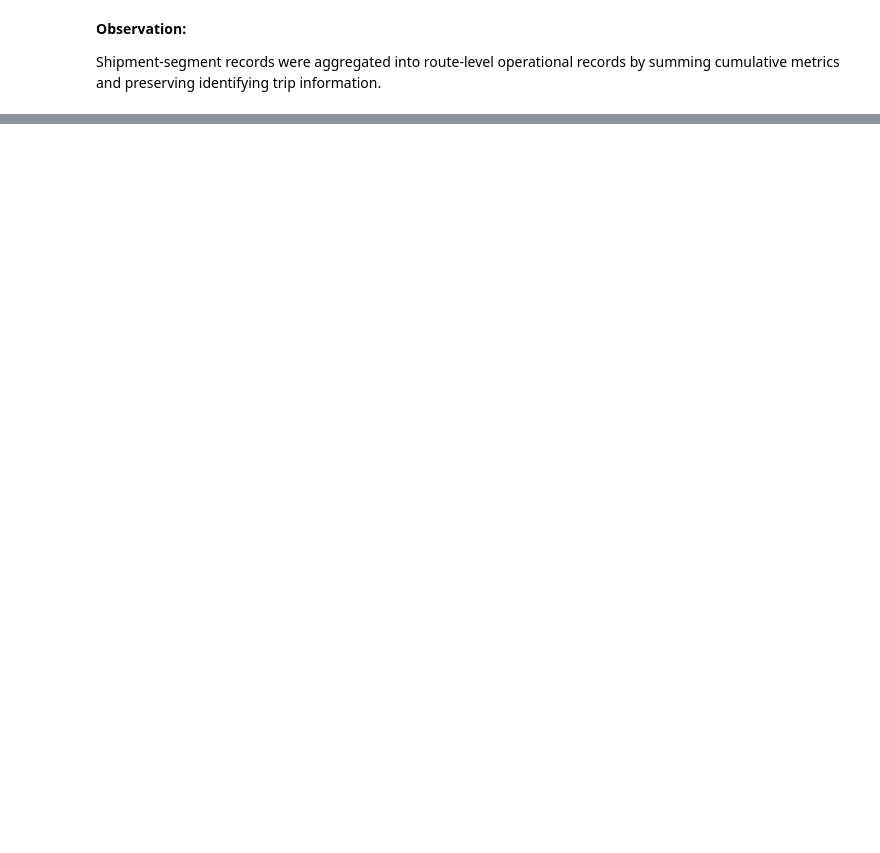
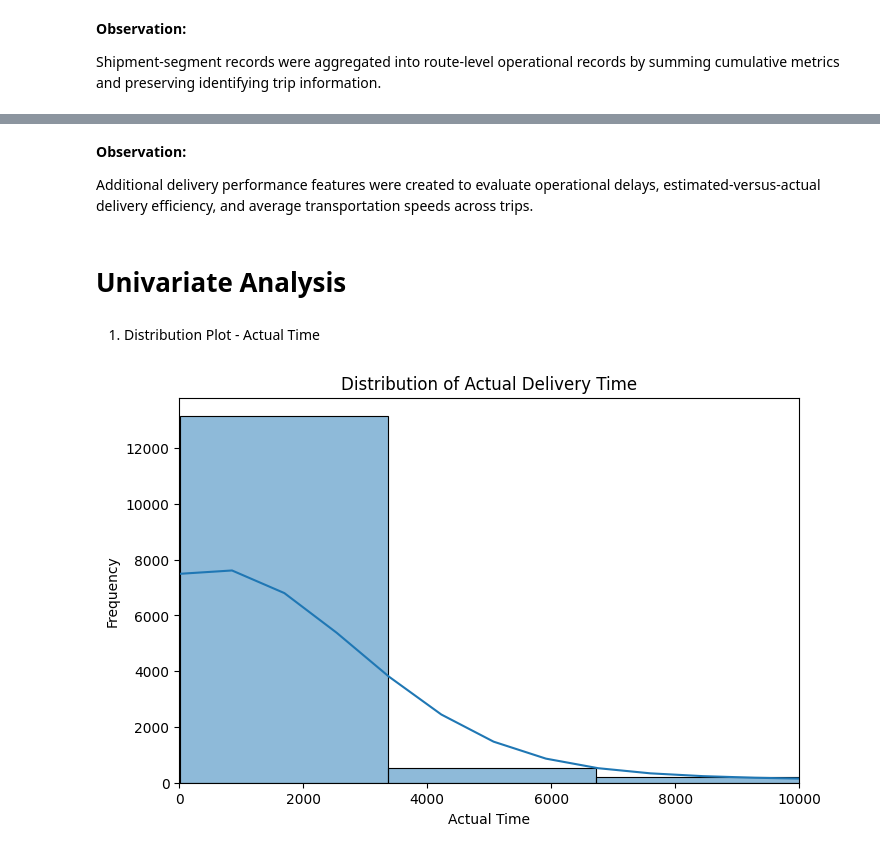
Before and after one commit to shreyankaul/scaler, a Jupyter notebook: Delhivery.ipynb, the cells around one changed output, grey strips where cells are left out. Cells and saved outputs as stored; diff of their text form; code cells hidden in the pictures; blank space fills up the shorter version.

```diff
--- a/Delhivery.ipynb
+++ b/Delhivery.ipynb
@@ -440,0 +491,5 @@ Shipment-segment records were aggregated into route-level operational records by
+# %%
+trip_df['time_difference'] = (
+    trip_df['actual_time'] -
+    trip_df['osrm_time']
+)
@@ -440,0 +498,5 @@ Shipment-segment records were aggregated into route-level operational records by
+# %%
+trip_df['delay_ratio'] = (
+    trip_df['actual_time'] /
+    trip_df['osrm_time']
+)
@@ -440,0 +505,5 @@ Shipment-segment records were aggregated into route-level operational records by
+# %%
+trip_df['actual_speed'] = (
+    trip_df['osrm_distance'] /
+    (trip_df['actual_time']/60)
+)
@@ -440,0 +512,5 @@ Shipment-segment records were aggregated into route-level operational records by
+# %%
+trip_df['osrm_speed'] = (
+    trip_df['osrm_distance'] /
+    (trip_df['osrm_time']/60)
+)
@@ -440,0 +533,26 @@ Shipment-segment records were aggregated into route-level operational records by
+# %% [markdown]
+**Observation:**
+
+Additional delivery performance features were created to evaluate operational delays, estimated-versus-actual delivery efficiency, and average transportation speeds across trips.
+# %% [markdown]
+# Univariate Analysis
+# %% [markdown]
+1. Distribution Plot - Actual Time
+# %%
+plt.figure(figsize=(8,5))
+
+sns.histplot(
+    trip_df['actual_time'],
+    kde=True,
+    bins=50
+)
+
+plt.xlim(0, 10000)
+
+plt.title('Distribution of Actual Delivery Time')
+plt.xlabel('Actual Time')
+plt.ylabel('Frequency')
+
+plt.show()
+# %% [output]
+[figure, added]
```
Also changed, not shown: parts of 95 cells of this notebook.
